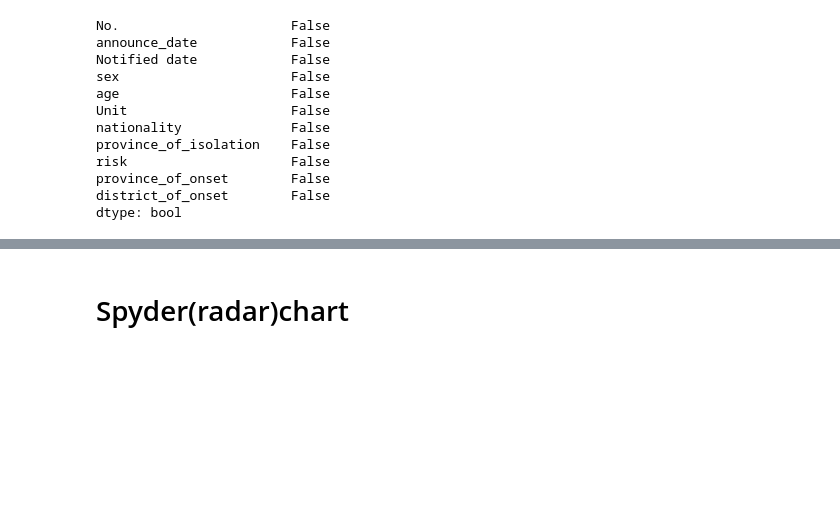
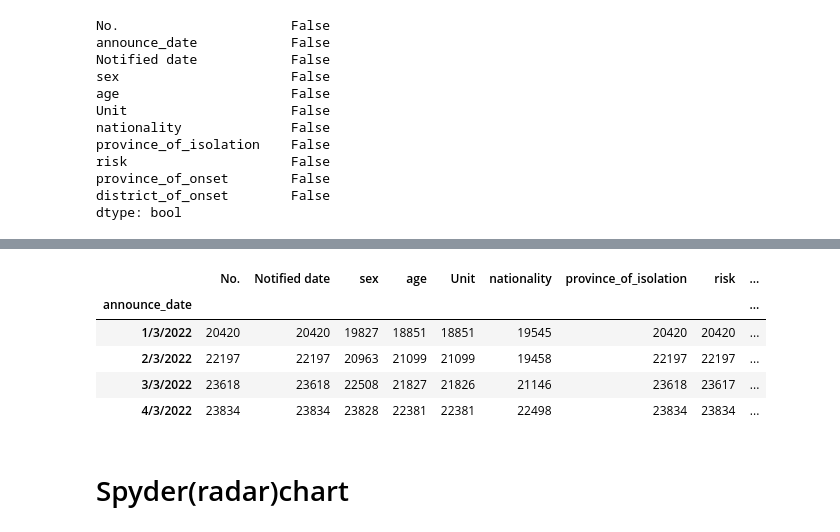
Before and after one commit to Chanunchida-May/data_viz_2022, a Jupyter notebook: Dataviz04_Data_Comparison.ipynb, the cells around one changed output, grey strips where cells are left out. Saved outputs shown, nothing was run; the diff lists cells and outputs as text; code cells hidden in the pictures; blank space fills up the shorter version.

```diff
--- a/Dataviz04_Data_Comparison.ipynb
+++ b/Dataviz04_Data_Comparison.ipynb
@@ -512,2 +574,11 @@ dtype: bool
+# %%
+data_covid[cv].groupby('announce_date').count()
+# %% [output]
+|  | No. | Notified date | sex | age | Unit | nationality | province_of_isolation | risk | ... |
+| announce_date |  |  |  |  |  |  |  |  | ... |
+| 1/3/2022 | 20420 | 20420 | 19827 | 18851 | 18851 | 19545 | 20420 | 20420 | ... |
+| 2/3/2022 | 22197 | 22197 | 20963 | 21099 | 21099 | 19458 | 22197 | 22197 | ... |
+| 3/3/2022 | 23618 | 23618 | 22508 | 21827 | 21826 | 21146 | 23618 | 23617 | ... |
+| 4/3/2022 | 23834 | 23834 | 23828 | 22381 | 22381 | 22498 | 23834 | 23834 | ... |
 # %% [markdown]
 # Spyder(radar)chart
```
Also changed, not shown: parts of 11 cells of this notebook.
